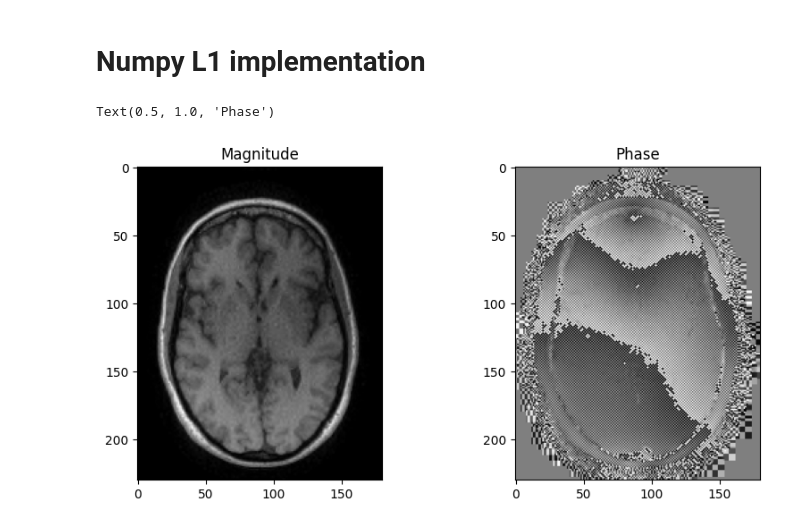
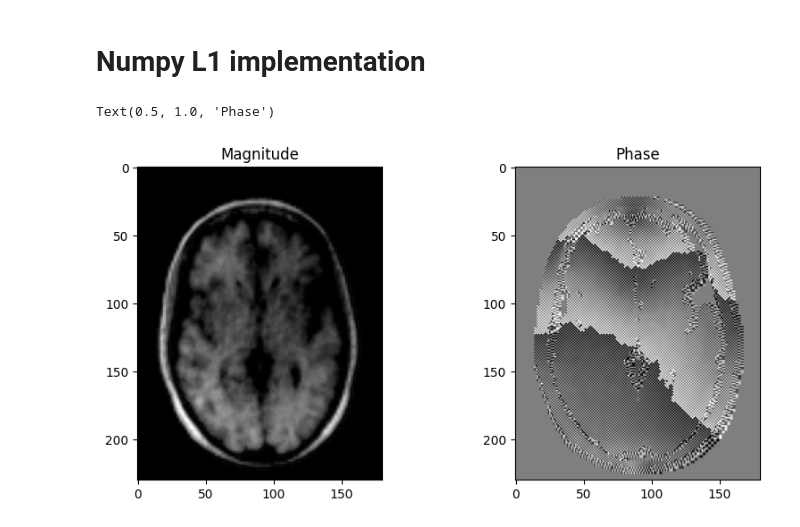
Before and after one commit to impulse462/ma221_proj, a Jupyter notebook: L1_recon.ipynb, the cells around one changed output. Drawn from its saved outputs; the diff is of its cells as text; code cells hidden in the pictures.

```diff
--- a/L1_recon.ipynb
+++ b/L1_recon.ipynb
@@ -119,38 +119,38 @@ def l1_sense_reconstruction(kspace, sensitivity_maps, num_iters=100, lamda=1e-2,
 
     b = adjoint_op(W**0.5 * kspace)
     x = np.zeros_like(b)  # 0s init
     r = np.zeros_like(b)  # 0s init
 
-    alpha = 1
+    alpha = 0.1
     # gradient descent iterations
     for i in range(num_iters):
-        if use_fp16:
-            r = to_fp16(b - normal_op(x))
-        else:
-            r = b - normal_op(x)
-
         x_old = x.copy()
 
-        x = g(x + alpha * r, alpha)
+        if use_fp16:
+            r = to_fp16(normal_op(x) - b + lamda*x)
+        else:
+            r = normal_op(x) - b + lamda*x
+
+        x = g(x - alpha * r, alpha)
         resid = np.linalg.norm(x-x_old)/alpha
 
         if resid < tol:
             print(f'Converged after {i+1} iterations with residual {resid}')
             break
 
 
     return x
 
 
 recon_img = l1_sense_reconstruction(ksp, mps, num_iters=100, lamda=0.005, use_fp16=False)
 
 plt.figure(figsize=(10,10))
 plt.subplot(221)
 plt.imshow(np.abs(np.flip(recon_img)), cmap='gray')
 plt.title('Magnitude')
 plt.subplot(222)
 plt.imshow(np.angle(np.flip(recon_img)), cmap='gray')
 plt.title('Phase')
 # %% [output]
 Text(0.5, 1.0, 'Phase')
-[figure, old version]
+[figure, new version]
```
